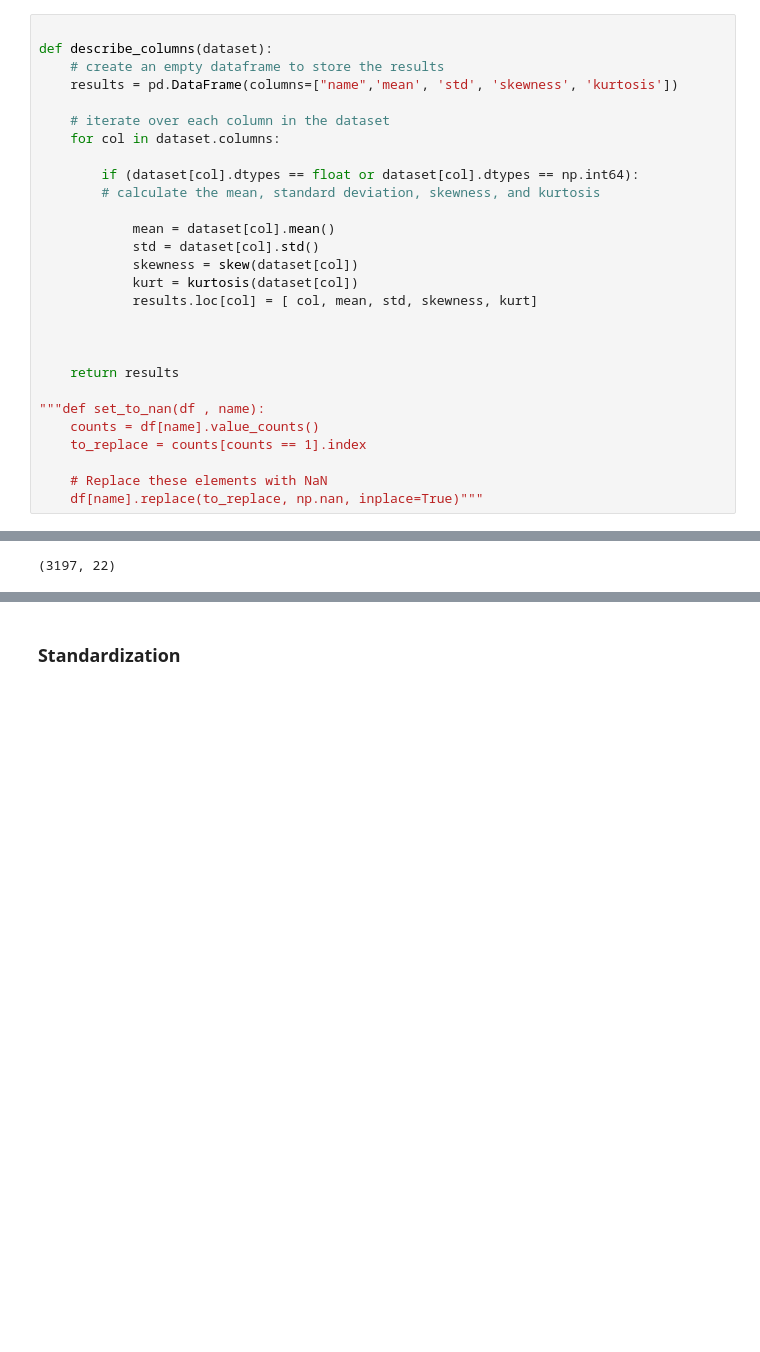
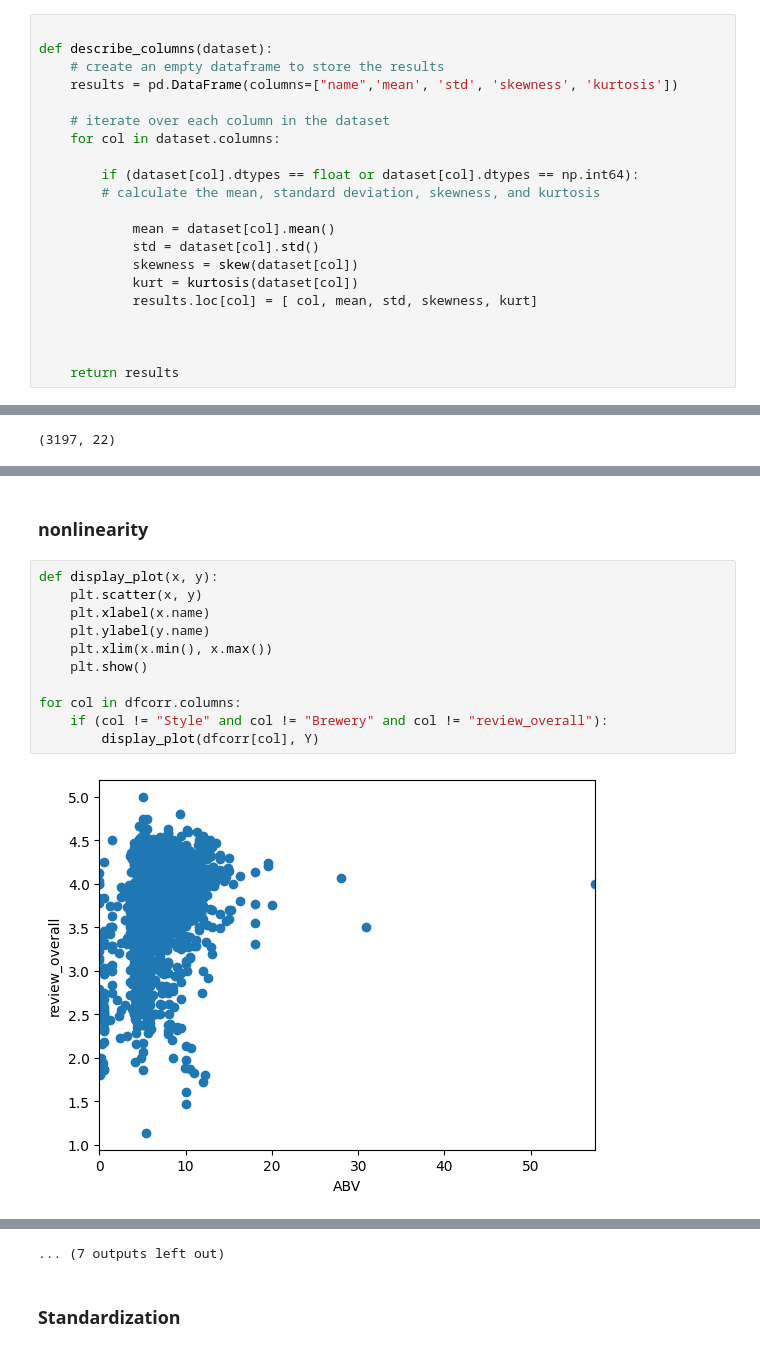
Before and after one commit to PierreRemacle/LSTAT2120, a Jupyter notebook: jupytest.ipynb, the cells around one changed output, grey strips where cells are left out. Cells and saved outputs as stored; diff of their text form; blank space fills up the shorter version.

```diff
--- a/jupytest.ipynb
+++ b/jupytest.ipynb
@@ -132,10 +131,3 @@ def describe_columns(dataset):
 
 
     return results
-
-"""def set_to_nan(df , name):
-    counts = df[name].value_counts()
-    to_replace = counts[counts == 1].index
-
-    # Replace these elements with NaN
-    df[name].replace(to_replace, np.nan, inplace=True)"""
@@ -192,0 +182,15 @@ VBox(children=(FigureWidget({
+# %% [markdown]
+### nonlinearity
+# %%
+def display_plot(x, y):
+    plt.scatter(x, y)
+    plt.xlabel(x.name)
+    plt.ylabel(y.name)
+    plt.xlim(x.min(), x.max())
+    plt.show()
+
+for col in dfcorr.columns:
+    if (col != "Style" and col != "Brewery" and col != "review_overall"):
+        display_plot(dfcorr[col], Y)
+# %% [output]
+[figure, added]
@@ -193,3 +208,4 @@ VBox(children=(FigureWidget({
+... (7 outputs left out)
 # %% [markdown]
 ### Standardization
 # %%
```
Also changed, not shown: parts of 71 cells of this notebook, 1 other file.
